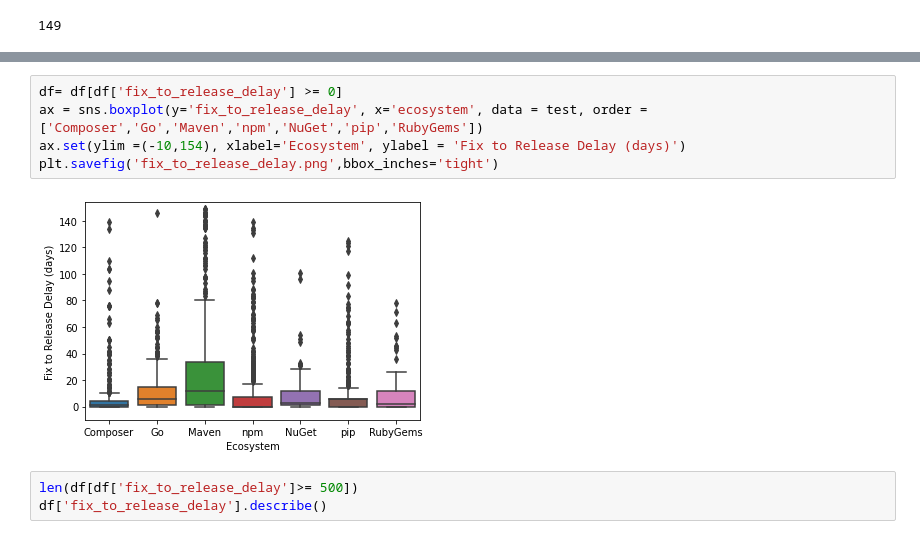
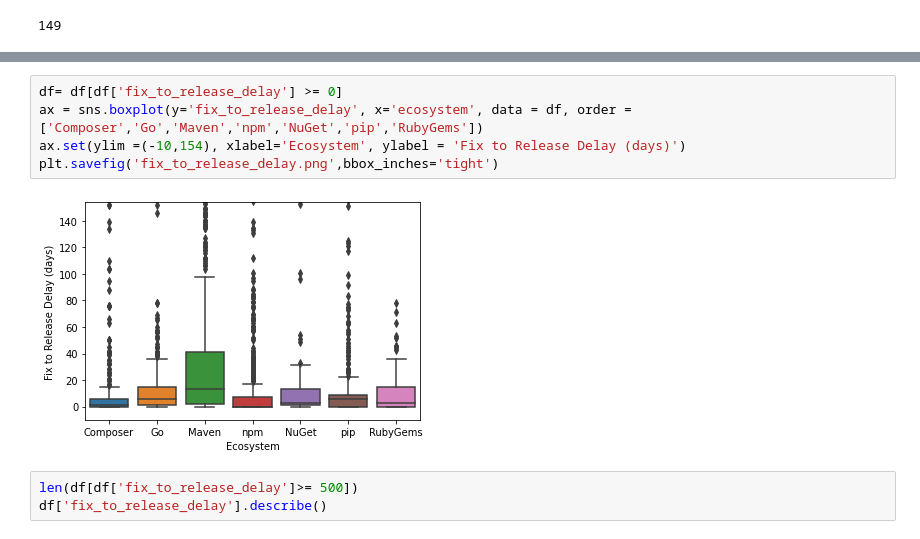
Before and after one commit to nasifimtiazohi/advisory-lifecycle, a Jupyter notebook: data_explore/rq1.ipynb, the cells around one changed output, grey strips where cells are left out. Drawn from its saved outputs; the diff is of its cells as text.

```diff
--- a/data_explore/rq1.ipynb
+++ b/data_explore/rq1.ipynb
@@ -184,10 +210,10 @@ len(wrong)
 # %%
 df= df[df['fix_to_release_delay'] >= 0]
-ax = sns.boxplot(y='fix_to_release_delay', x='ecosystem', data = test, order =['Composer','Go','Maven','npm','NuGet','pip','RubyGems'])
+ax = sns.boxplot(y='fix_to_release_delay', x='ecosystem', data = df, order =['Composer','Go','Maven','npm','NuGet','pip','RubyGems'])
 ax.set(ylim =(-10,154), xlabel='Ecosystem', ylabel = 'Fix to Release Delay (days)')
 plt.savefig('fix_to_release_delay.png',bbox_inches='tight')
 # %% [output]
-[figure, old version]
+[figure, new version]
 # %%
 len(df[df['fix_to_release_delay']>= 500])
 df['fix_to_release_delay'].describe()
```
Also changed, not shown: parts of 3 cells of this notebook, 2 other files.
